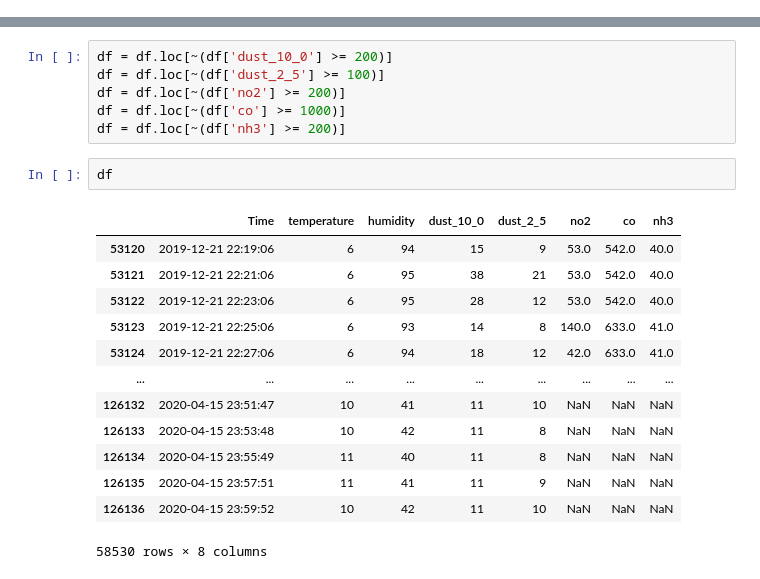
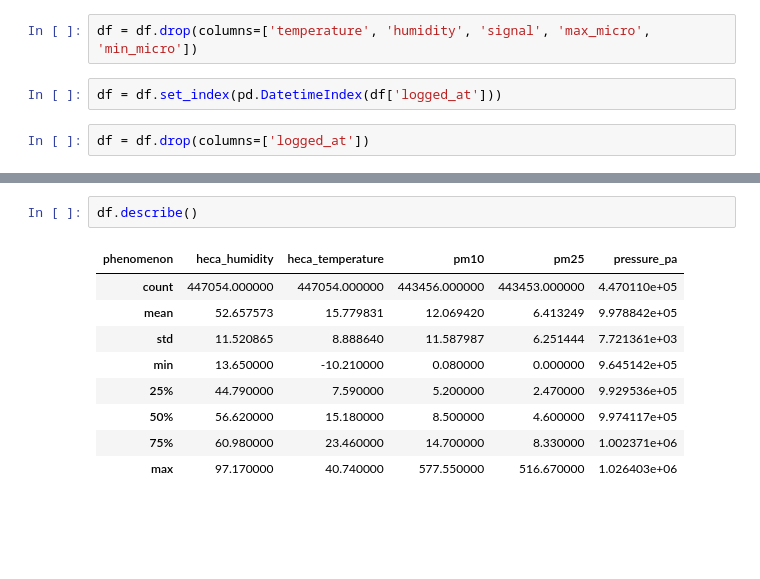
Before and after one commit to MykytaKyt/air-pollution-forecasting, a Jupyter notebook: notebooks/EDA.ipynb, the cells around one changed output, grey strips where cells are left out. Saved outputs shown, nothing was run; the diff lists cells and outputs as text; blank space fills up the shorter version.

```diff
--- a/notebooks/EDA.ipynb
+++ b/notebooks/EDA.ipynb
@@ -8,3 +27,9 @@ df = pd.read_csv('../data/sensors-230-pollution.csv')
+# %%
+df = df.drop(columns=['temperature', 'humidity', 'signal', 'max_micro', 'min_micro'])
+# %%
+df = df.set_index(pd.DatetimeIndex(df['logged_at']))
+# %%
+df = df.drop(columns=['logged_at'])
 # %%
 df
 # %% [output]
@@ -95,22 +60,12 @@ plt.show()
-# %%
-df = df.loc[~(df['dust_10_0'] >= 200)]
-df = df.loc[~(df['dust_2_5'] >= 100)]
-df = df.loc[~(df['no2'] >= 200)]
-df = df.loc[~(df['co'] >= 1000)]
-df = df.loc[~(df['nh3'] >= 200)]
 # %%
-df
+df.describe()
 # %% [output]
-|  | Time | temperature | humidity | dust_10_0 | dust_2_5 | no2 | co | nh3 |
-| 53120 | 2019-12-21 22:19:06 | 6 | 94 | 15 | 9 | 53.0 | 542.0 | 40.0 |
-| 53121 | 2019-12-21 22:21:06 | 6 | 95 | 38 | 21 | 53.0 | 542.0 | 40.0 |
-| 53122 | 2019-12-21 22:23:06 | 6 | 95 | 28 | 12 | 53.0 | 542.0 | 40.0 |
-| 53123 | 2019-12-21 22:25:06 | 6 | 93 | 14 | 8 | 140.0 | 633.0 | 41.0 |
-| 53124 | 2019-12-21 22:27:06 | 6 | 94 | 18 | 12 | 42.0 | 633.0 | 41.0 |
-| ... | ... | ... | ... | ... | ... | ... | ... | ... |
-| 126132 | 2020-04-15 23:51:47 | 10 | 41 | 11 | 10 | NaN | NaN | NaN |
-| 126133 | 2020-04-15 23:53:48 | 10 | 42 | 11 | 8 | NaN | NaN | NaN |
-| 126134 | 2020-04-15 23:55:49 | 11 | 40 | 11 | 8 | NaN | NaN | NaN |
-| 126135 | 2020-04-15 23:57:51 | 11 | 41 | 11 | 9 | NaN | NaN | NaN |
-| 126136 | 2020-04-15 23:59:52 | 10 | 42 | 11 | 10 | NaN | NaN | NaN |
+| phenomenon | heca_humidity | heca_temperature | pm10 | pm25 | pressure_pa |
+| count | 447054.000000 | 447054.000000 | 443456.000000 | 443453.000000 | 4.470110e+05 |
+| mean | 52.657573 | 15.779831 | 12.069420 | 6.413249 | 9.978842e+05 |
+| std | 11.520865 | 8.888640 | 11.587987 | 6.251444 | 7.721361e+03 |
+| min | 13.650000 | -10.210000 | 0.080000 | 0.000000 | 9.645142e+05 |
+| 25% | 44.790000 | 7.590000 | 5.200000 | 2.470000 | 9.929536e+05 |
+| 50% | 56.620000 | 15.180000 | 8.500000 | 4.600000 | 9.974117e+05 |
+| 75% | 60.980000 | 23.460000 | 14.700000 | 8.330000 | 1.002371e+06 |
+| max | 97.170000 | 40.740000 | 577.550000 | 516.670000 | 1.026403e+06 |
-58530 rows × 8 columns
```
Also changed, not shown: parts of 34 cells of this notebook.
